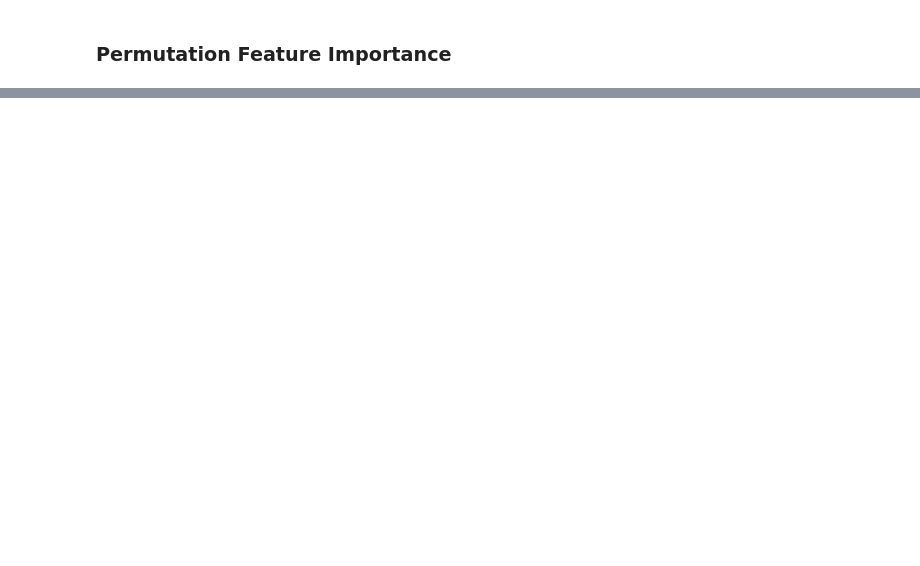
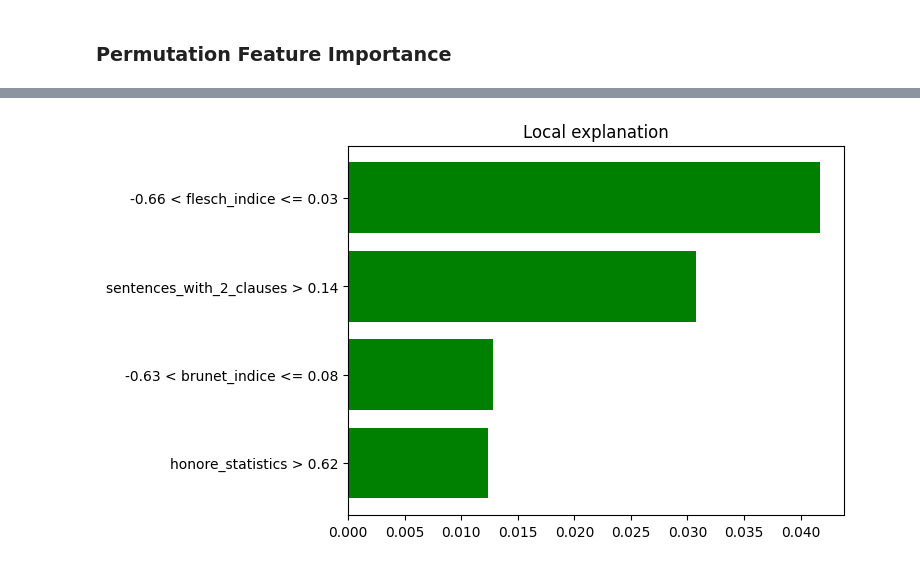
Before and after one commit to Tiagoblima/explanaible-essay-grading, a Jupyter notebook: notebooks/Essay Grade Classification.ipynb, the cells around one changed output, grey strips where cells are left out. Drawn from its saved outputs; the diff is of its cells as text; code cells hidden in the pictures; blank space fills up the shorter version.

```diff
--- a/notebooks/Essay Grade Classification.ipynb
+++ b/notebooks/Essay Grade Classification.ipynb
@@ -288,0 +333,17 @@ words_before_main_verb  0.053234  0.012373
+# %%
+import lime
+from lime import lime_text
+import lime.lime_tabular as lime_tb
+
+feature_names = list(features_dict.keys())
+class_names = set(Y_test)
+explainer = lime_tb.LimeTabularExplainer(X_train, feature_names =
+                                 feature_names,  class_names=class_names,
+                                 mode = 'regression')
+# %%
+idx = 60
+exp = explainer.explain_instance(X_test[idx], rf_clf.predict, num_features=len(FEATURES_lIST))
+print('Document id: %d' % idx)
+print('Probability =', rf_clf.predict([X_test[idx]]))
+print('True class: %s' % Y_test[idx])
+exp.as_list()
@@ -288,0 +358,5 @@ words_before_main_verb  0.053234  0.012373
+# %%
+%matplotlib inline
+fig = exp.as_pyplot_figure()
+# %% [output]
+[figure, added]
```
Also changed, not shown: parts of 21 cells of this notebook, 1 other file.
